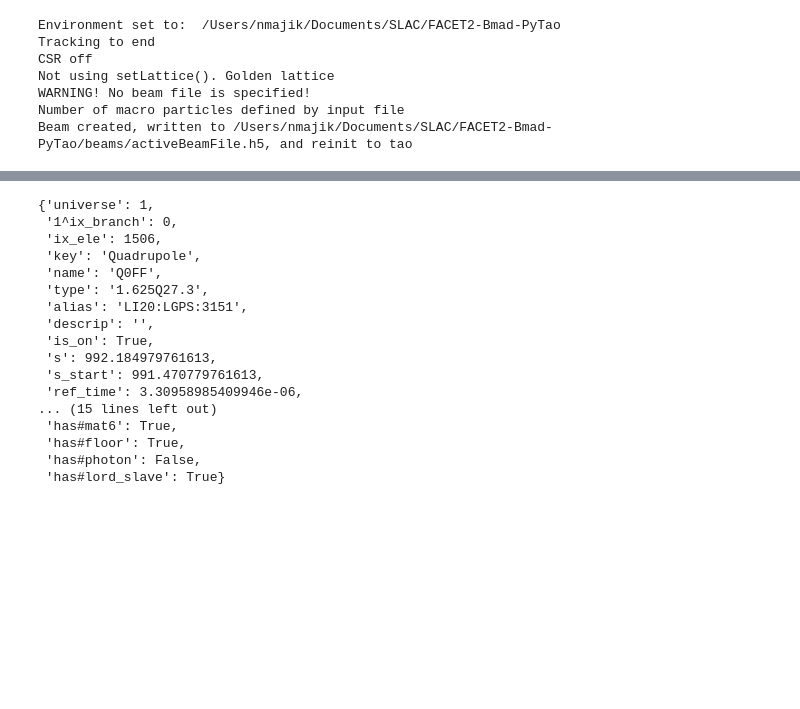
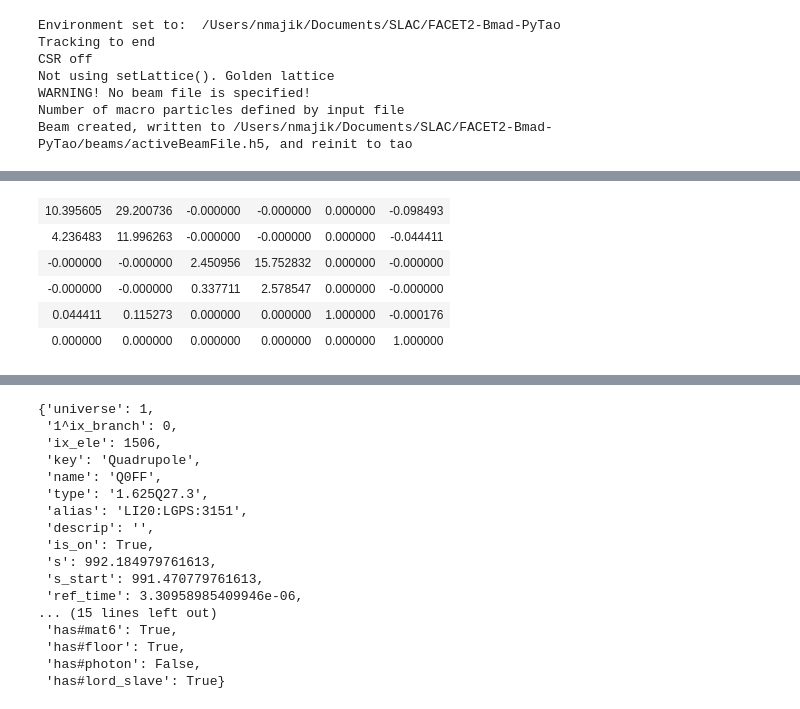
Before and after one commit to slaclab/FACET2-Bmad-PyTao, a Jupyter notebook: DELETEME.ipynb, the cells around one changed output, grey strips where cells are left out. Cells and saved outputs as stored; diff of their text form; code cells hidden in the pictures; blank space fills up the shorter version.

```diff
--- a/DELETEME.ipynb
+++ b/DELETEME.ipynb
@@ -86,0 +97,9 @@ tao.cmd('show ele XC1E -all')
+# %%
+getMatrix(tao, "S2EL#1", "S2ER#1", startOffset = -0.381, print = True);
+# %% [output]
+| 10.395605 | 29.200736 | -0.000000 | -0.000000 | 0.000000 | -0.098493 |
+| 4.236483 | 11.996263 | -0.000000 | -0.000000 | 0.000000 | -0.044411 |
+| -0.000000 | -0.000000 | 2.450956 | 15.752832 | 0.000000 | -0.000000 |
+| -0.000000 | -0.000000 | 0.337711 | 2.578547 | 0.000000 | -0.000000 |
+| 0.044411 | 0.115273 | 0.000000 | 0.000000 | 1.000000 | -0.000176 |
+| 0.000000 | 0.000000 | 0.000000 | 0.000000 | 0.000000 | 1.000000 |
```
Also changed, not shown: parts of 14 cells of this notebook, 23 other files.
